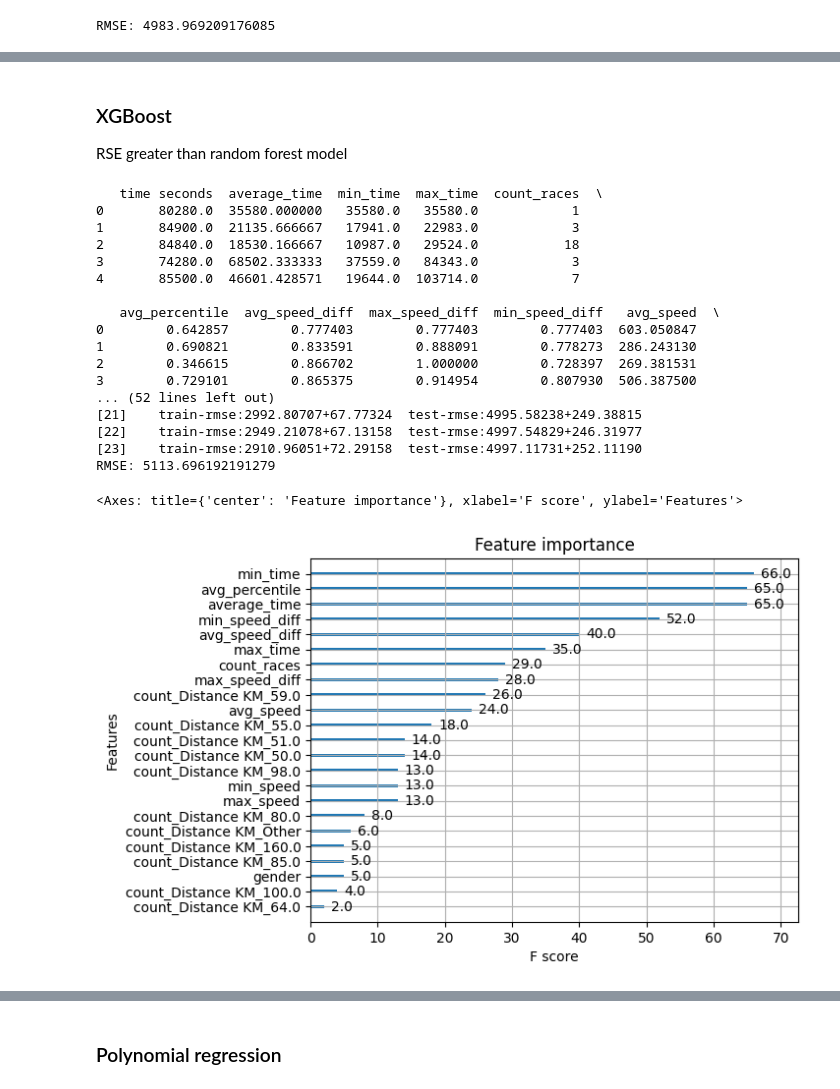
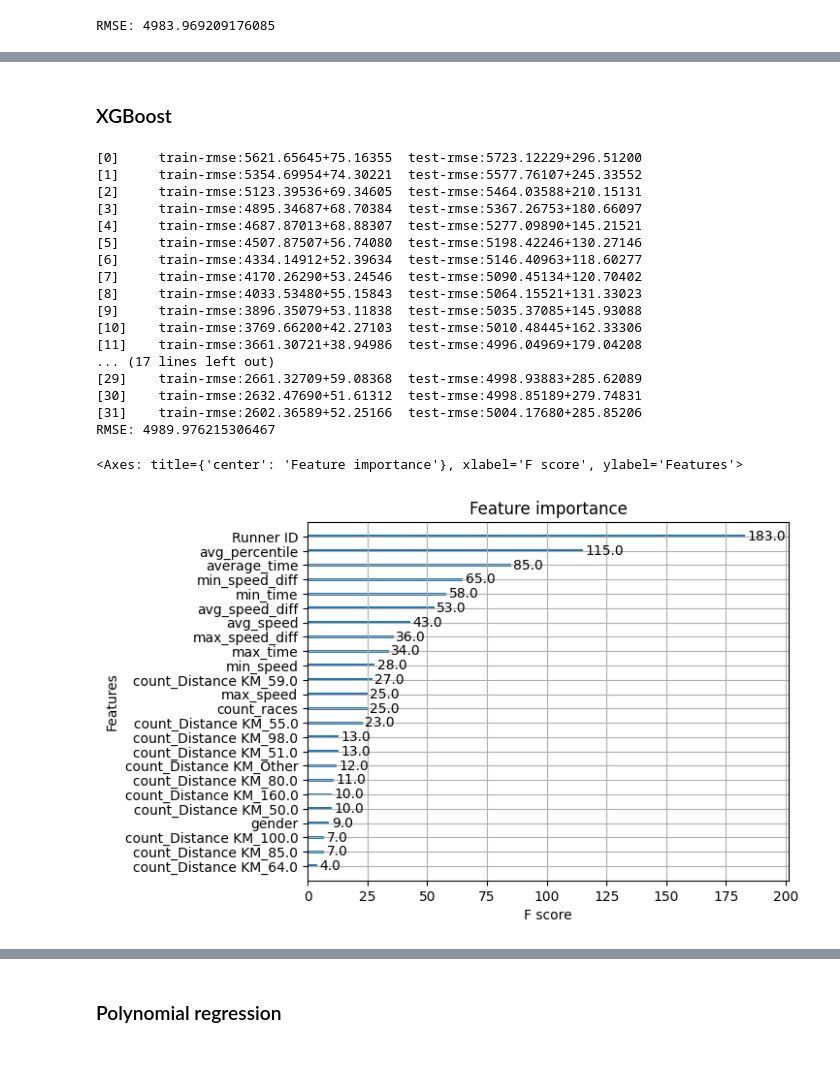
Before and after one commit to Dusoye/BobGraham, a Jupyter notebook: bobgraham.ipynb, the cells around one changed output, grey strips where cells are left out. Cells and saved outputs as stored; diff of their text form; code cells hidden in the pictures; blank space fills up the shorter version.

Commit message:
add predictions for other models

```diff
--- a/bobgraham.ipynb
+++ b/bobgraham.ipynb
@@ -806,13 +787,13 @@ Best cross-validation score: 0.045
 # %%
-model = RandomForestRegressor(max_depth=30, max_features=None, min_samples_leaf=4, min_samples_split=10, n_estimators=50, random_state=42)
+model_rf = RandomForestRegressor(max_depth=30, max_features=None, min_samples_leaf=4, min_samples_split=10, n_estimators=50, random_state=42)
 #model = RandomForestRegressor(grid_search.best_params_, random_state=42)
-model.fit(X_train, y_train)
+model_rf.fit(X_train, y_train)
 
 # Predict on the test set
-y_pred = model.predict(X_test)
+y_pred_rf = model_rf.predict(X_test)
 
 # Evaluate the model
-mse = mean_squared_error(y_test, y_pred)
+mse = mean_squared_error(y_test, y_pred_rf)
 rmse = np.sqrt(mse)
 
 print(f'RMSE: {rmse}')
@@ -994,29 +854,7 @@ Predicted Time Seconds for the runner: 21:33:07.417465
-# %% [markdown]
-### XGBoost
-RSE greater than random forest model
+# %% [markdown]
+### XGBoost
 # %%
 import xgboost as xgb
-
-# Load the dataset
-df = df_merged.drop('Runner ID', axis = 1)
-
-# Display the first few rows to understand the data
-print(df.head())
-
-# Select feature columns (adjust based on your data)
-# Assuming 'time seconds' is the target column
-target_column = 'time seconds'
-feature_columns = [col for col in df.columns if col != target_column]
-
-# Handle missing values if required
-# Example: df.fillna(method='ffill', inplace=True)
-
-# Separate features (X) and target (y)
-X = df[feature_columns]
-y = df[target_column]
-
-# Split into training and testing sets (80/20)
-X_train, X_test, y_train, y_test = train_test_split(X, y, test_size=0.2, random_state=42)
 
 # Convert training data to DMatrix, an optimized data structure for XGBoost
 train_dmatrix = xgb.DMatrix(X_train, label=y_train)
@@ -1034,55 +872,53 @@ cv_results = xgb.cv(
     params=params,
     dtrain=train_dmatrix,
     num_boost_round=100,
     nfold=5,  # Number of CV folds
     early_stopping_rounds=10,  # Stop if no improvement after 10 rounds
     verbose_eval=True,
     seed=42
 )
 
 # Get the optimal number of boosting rounds
 optimal_boost_rounds = len(cv_results)
 
 # Train the final model using the optimal number of boosting rounds
 model_xgb = xgb.XGBRegressor(
     n_estimators=optimal_boost_rounds,
     max_depth=6,
     learning_rate=0.1,
     objective='reg:squarederror',
     random_state=42
 )
 model_xgb.fit(X_train, y_train)
 
 # Make predictions on the test set
-y_pred = model_xgb.predict(X_test)
+y_pred_xgb = model_xgb.predict(X_test)
 
-# Evaluate the model using RMSE (Root Mean Squared Error)
-from sklearn.metrics import mean_squared_error
-rmse = mean_squared_error(y_test, y_pred, squared=False)
+rmse = mean_squared_error(y_test, y_pred_xgb, squared=False)
 print(f"RMSE: {rmse}")
 
 # Optionally, you can plot feature importance
 xgb.plot_importance(model_xgb)
 # %% [output]
-   time seconds  average_time  min_time  max_time  count_races  \
-0       80280.0  35580.000000   35580.0   35580.0            1
-1       84900.0  21135.666667   17941.0   22983.0            3
-2       84840.0  18530.166667   10987.0   29524.0           18
-3       74280.0  68502.333333   37559.0   84343.0            3
-4       85500.0  46601.428571   19644.0  103714.0            7
-
-   avg_percentile  avg_speed_diff  max_speed_diff  min_speed_diff   avg_speed  \
-0        0.642857        0.777403        0.777403        0.777403  603.050847
-1        0.690821        0.833591        0.888091        0.778273  286.243130
-2        0.346615        0.866702        1.000000        0.728397  269.381531
-3        0.729101        0.865375        0.914954        0.807930  506.387500
-... (52 lines left out)
-[21]    train-rmse:2992.80707+67.77324  test-rmse:4995.58238+249.38815
-[22]    train-rmse:2949.21078+67.13158  test-rmse:4997.54829+246.31977
-[23]    train-rmse:2910.96051+72.29158  test-rmse:4997.11731+252.11190
-RMSE: 5113.696192191279
+[0]     train-rmse:5621.65645+75.16355  test-rmse:5723.12229+296.51200
+[1]     train-rmse:5354.69954+74.30221  test-rmse:5577.76107+245.33552
+[2]     train-rmse:5123.39536+69.34605  test-rmse:5464.03588+210.15131
+[3]     train-rmse:4895.34687+68.70384  test-rmse:5367.26753+180.66097
+[4]     train-rmse:4687.87013+68.88307  test-rmse:5277.09890+145.21521
+[5]     train-rmse:4507.87507+56.74080  test-rmse:5198.42246+130.27146
+[6]     train-rmse:4334.14912+52.39634  test-rmse:5146.40963+118.60277
+[7]     train-rmse:4170.26290+53.24546  test-rmse:5090.45134+120.70402
+[8]     train-rmse:4033.53480+55.15843  test-rmse:5064.15521+131.33023
+[9]     train-rmse:3896.35079+53.11838  test-rmse:5035.37085+145.93088
+[10]    train-rmse:3769.66200+42.27103  test-rmse:5010.48445+162.33306
+[11]    train-rmse:3661.30721+38.94986  test-rmse:4996.04969+179.04208
+... (17 lines left out)
+[29]    train-rmse:2661.32709+59.08368  test-rmse:4998.93883+285.62089
+[30]    train-rmse:2632.47690+51.61312  test-rmse:4998.85189+279.74831
+[31]    train-rmse:2602.36589+52.25166  test-rmse:5004.17680+285.85206
+RMSE: 4989.976215306467
 <Axes: title={'center': 'Feature importance'}, xlabel='F score', ylabel='Features'>
-[figure, old version]
+[figure, new version]
 # %%
 plt.figure(figsize=(10, 6))
 plt.scatter(y_test, y_pred, alpha=0.5)
```
Also changed, not shown: parts of 34 cells of this notebook, 1 other file.
